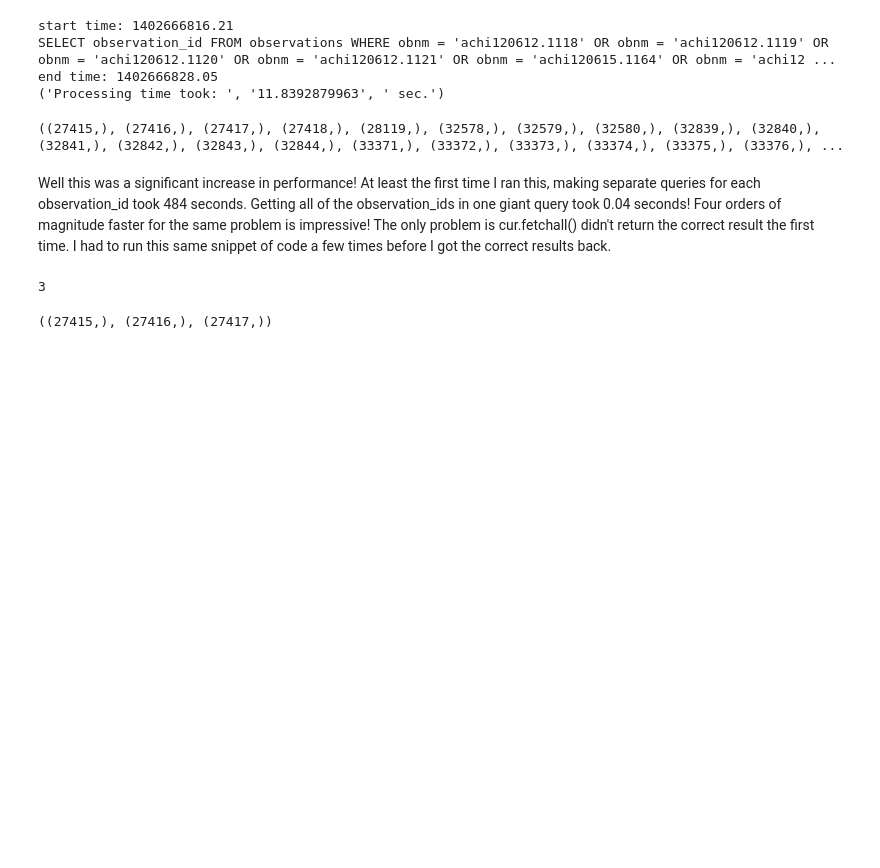
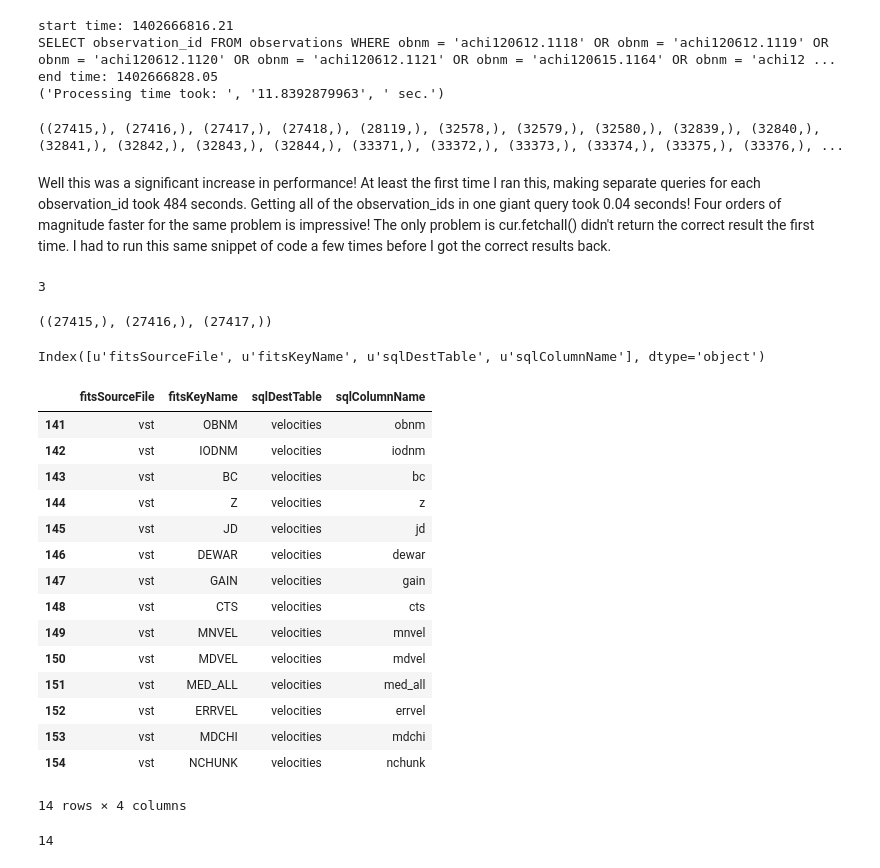
Before and after one commit to mattgiguere/chirondb, a Jupyter notebook: nbChironVelocity.ipynb, the cells around one changed output. Cells and saved outputs as stored; diff of their text form; code cells hidden in the pictures; blank space fills up the shorter version.

Commit message:
changes
started adding the section that will write the contents to the database

```diff
--- a/nbChironVelocity.ipynb
+++ b/nbChironVelocity.ipynb
@@ -238,3 +238,38 @@ rowObsId = cur.fetchall()
 print(rowObsId)
 # %% [output]
 ((27415,), (27416,), (27417,))
+# %%
+def getIdlToSqlMapping():
+    """This routine will retrieve the fields and
+    variable types of the table of interest."""
+    mapping = pd.read_csv('tables/table2db.txt')
+    return mapping
+# %%
+mapping = getIdlToSqlMapping()
+# %%
+mapping.keys()
+# %% [output]
+Index([u'fitsSourceFile', u'fitsKeyName', u'sqlDestTable', u'sqlColumnName'], dtype='object')
+# %%
+mapping[mapping.sqlDestTable == 'velocities']
+# %% [output]
+|  | fitsSourceFile | fitsKeyName | sqlDestTable | sqlColumnName |
+| 141 | vst | OBNM | velocities | obnm |
+| 142 | vst | IODNM | velocities | iodnm |
+| 143 | vst | BC | velocities | bc |
+| 144 | vst | Z | velocities | z |
+| 145 | vst | JD | velocities | jd |
+| 146 | vst | DEWAR | velocities | dewar |
+| 147 | vst | GAIN | velocities | gain |
+| 148 | vst | CTS | velocities | cts |
+| 149 | vst | MNVEL | velocities | mnvel |
+| 150 | vst | MDVEL | velocities | mdvel |
+| 151 | vst | MED_ALL | velocities | med_all |
+| 152 | vst | ERRVEL | velocities | errvel |
+| 153 | vst | MDCHI | velocities | mdchi |
+| 154 | vst | NCHUNK | velocities | nchunk |
+14 rows × 4 columns
+# %%
+print(len(mapping[mapping.sqlDestTable == 'velocities']))
+# %% [output]
+14
```
Also changed, not shown: 2 other files.
